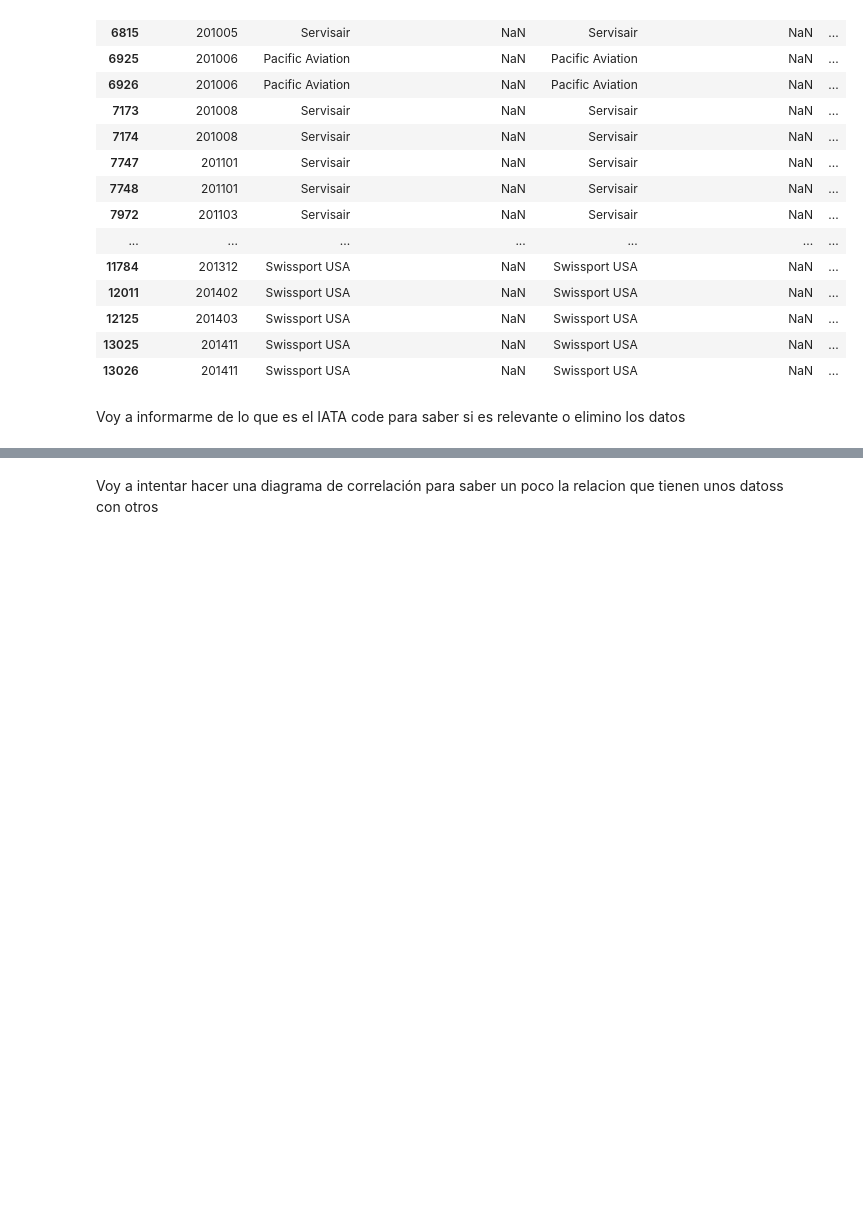
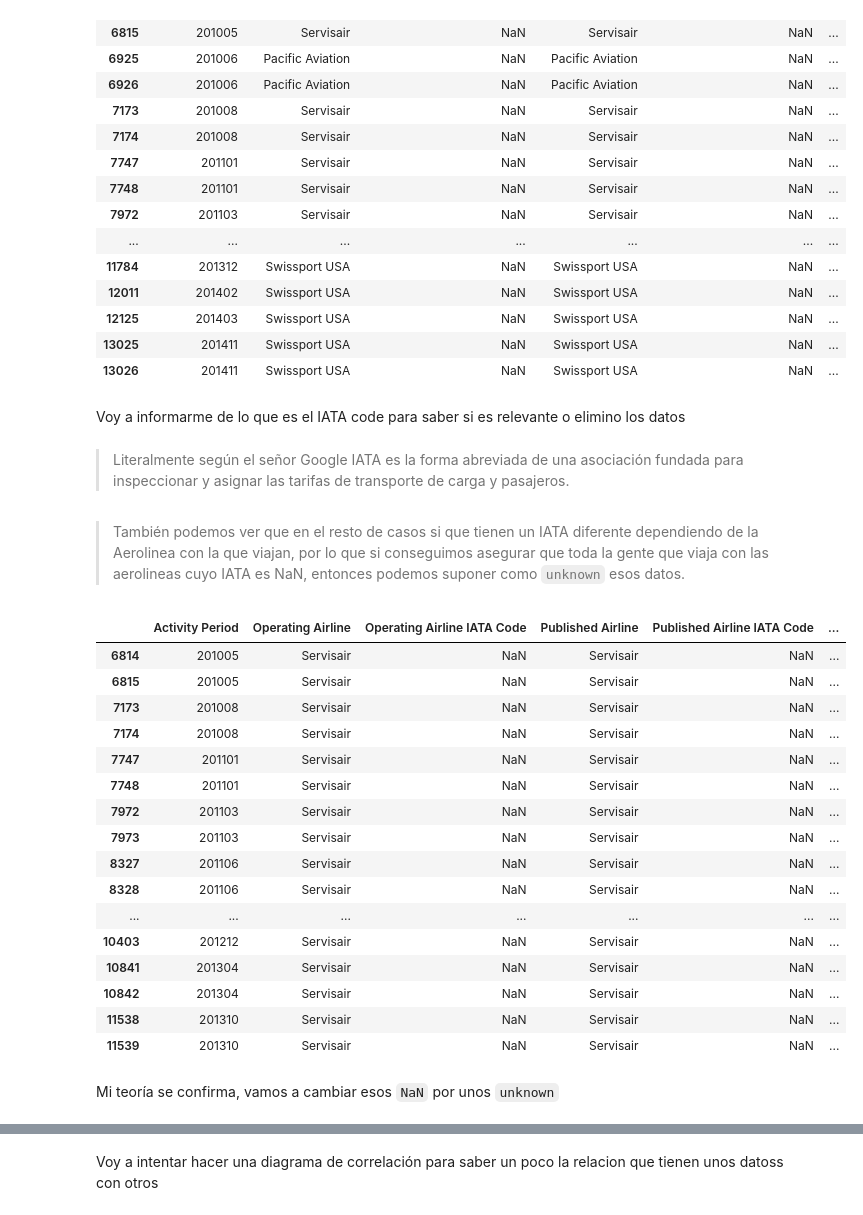
Before and after one commit to MiguelGG03/Final_Poject_PySpark, a Jupyter notebook: empiezo.ipynb, the cells around one changed output, grey strips where cells are left out. Cells and saved outputs as stored; diff of their text form; code cells hidden in the pictures; blank space fills up the shorter version.

```diff
--- a/empiezo.ipynb
+++ b/empiezo.ipynb
@@ -78,3 +78,29 @@ df[df["Operating Airline IATA Code"].isna()==True].compute()
 | 13026 | 201411 | Swissport USA | NaN | Swissport USA | NaN | ... |
 # %% [markdown]
 Voy a informarme de lo que es el IATA code para saber si es relevante o elimino los datos
+# %% [markdown]
+> Literalmente según el señor Google IATA es la forma abreviada de una asociación fundada para inspeccionar y asignar las tarifas de transporte de carga y pasajeros.
+# %% [markdown]
+> También podemos ver que en el resto de casos si que tienen un IATA diferente dependiendo de la Aerolinea con la que viajan, por lo que si conseguimos asegurar que toda la gente que viaja con las aerolineas cuyo IATA es NaN, entonces podemos suponer como `unknown` esos datos.
+# %%
+df[df['Operating Airline']=='Servisair'].compute()
+# %% [output]
+|  | Activity Period | Operating Airline | Operating Airline IATA Code | Published Airline | Published Airline IATA Code | ... |
+| 6814 | 201005 | Servisair | NaN | Servisair | NaN | ... |
+| 6815 | 201005 | Servisair | NaN | Servisair | NaN | ... |
+| 7173 | 201008 | Servisair | NaN | Servisair | NaN | ... |
+| 7174 | 201008 | Servisair | NaN | Servisair | NaN | ... |
+| 7747 | 201101 | Servisair | NaN | Servisair | NaN | ... |
+| 7748 | 201101 | Servisair | NaN | Servisair | NaN | ... |
+| 7972 | 201103 | Servisair | NaN | Servisair | NaN | ... |
+| 7973 | 201103 | Servisair | NaN | Servisair | NaN | ... |
+| 8327 | 201106 | Servisair | NaN | Servisair | NaN | ... |
+| 8328 | 201106 | Servisair | NaN | Servisair | NaN | ... |
+| ... | ... | ... | ... | ... | ... | ... |
+| 10403 | 201212 | Servisair | NaN | Servisair | NaN | ... |
+| 10841 | 201304 | Servisair | NaN | Servisair | NaN | ... |
+| 10842 | 201304 | Servisair | NaN | Servisair | NaN | ... |
+| 11538 | 201310 | Servisair | NaN | Servisair | NaN | ... |
+| 11539 | 201310 | Servisair | NaN | Servisair | NaN | ... |
+# %% [markdown]
+Mi teoría se confirma, vamos a cambiar esos `NaN` por unos `unknown`
```
Also changed, not shown: parts of 8 cells of this notebook.
